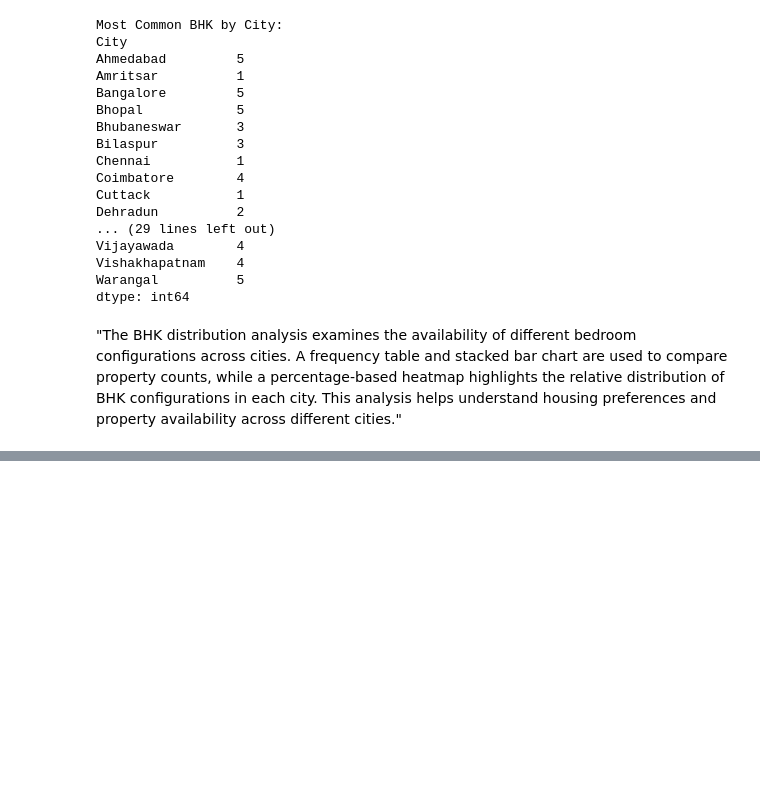
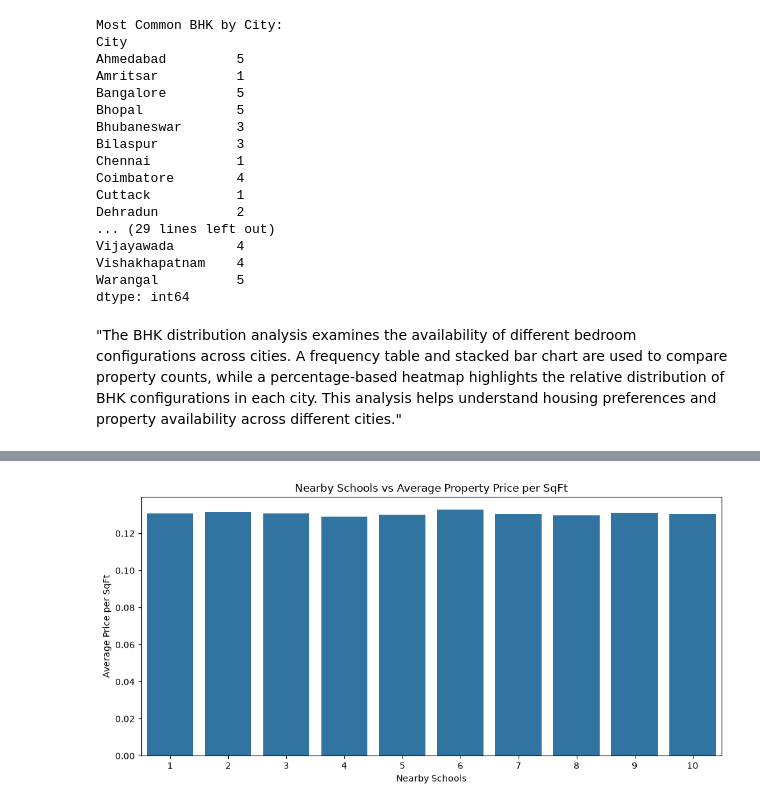
Before and after one commit to shakti-mankar/Data_Analyst_internship_projects, a Jupyter notebook: 3rd project/Notebooks/EDA.ipynb, the cells around one changed output, grey strips where cells are left out. Saved outputs shown, nothing was run; the diff lists cells and outputs as text; code cells hidden in the pictures; blank space fills up the shorter version.

```diff
--- a/3rd project/Notebooks/EDA.ipynb
+++ b/3rd project/Notebooks/EDA.ipynb
@@ -938,0 +1167,15 @@ dtype: int64
+# %%
+school_price = df[df["Price_per_SqFt"] > 0].groupby(
+    "Nearby_Schools"
+)["Price_per_SqFt"].agg(
+    ["mean", "median", "count"]
+).reset_index()
+
+school_price.columns = [
+    "Nearby_Schools",
+    "Average_Price_Per_SqFt",
+    "Median_Price_Per_SqFt",
+    "Property_Count"
+]
+
+print(school_price)
@@ -938,0 +1200,17 @@ dtype: int64
+# %%
+plt.figure(figsize=(10, 5))
+
+sns.barplot(
+    data=school_price,
+    x="Nearby_Schools",
+    y="Average_Price_Per_SqFt"
+)
+
+plt.title("Nearby Schools vs Average Property Price per SqFt")
+plt.xlabel("Nearby Schools")
+plt.ylabel("Average Price per SqFt")
+
+plt.tight_layout()
+plt.show()
+# %% [output]
+[figure, added]
```
Also changed, not shown: parts of 64 cells of this notebook.
